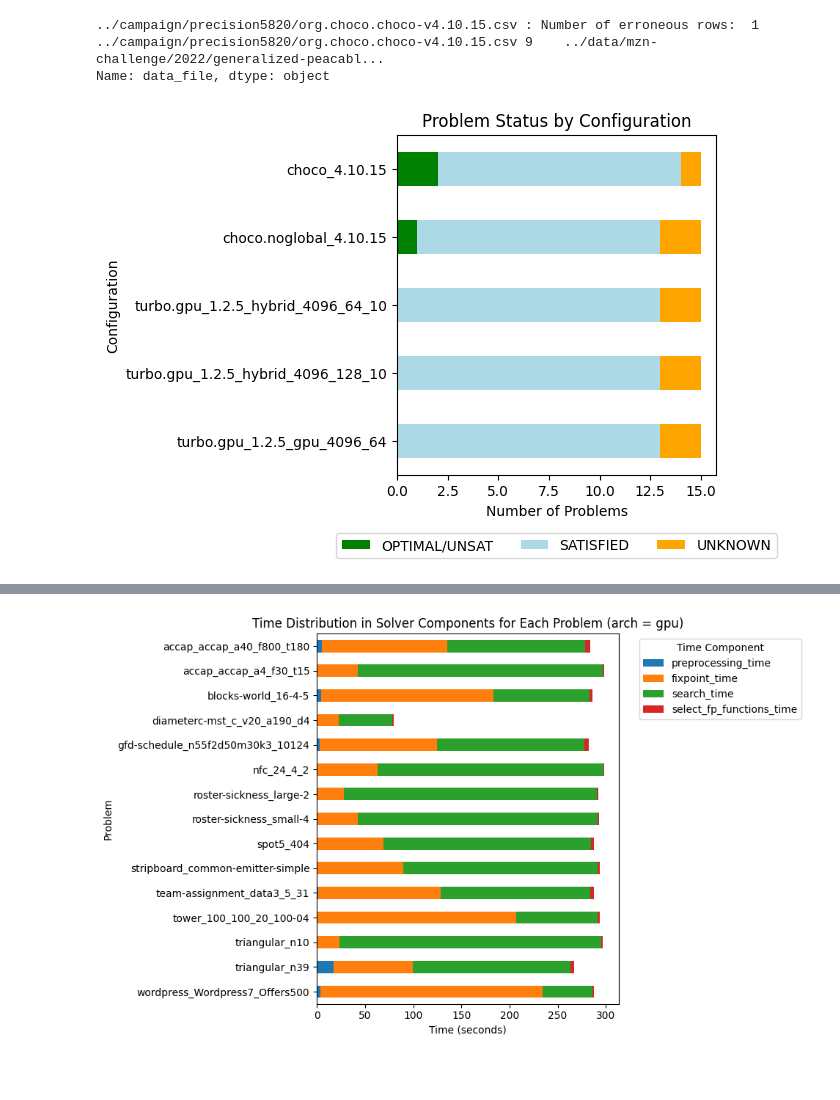
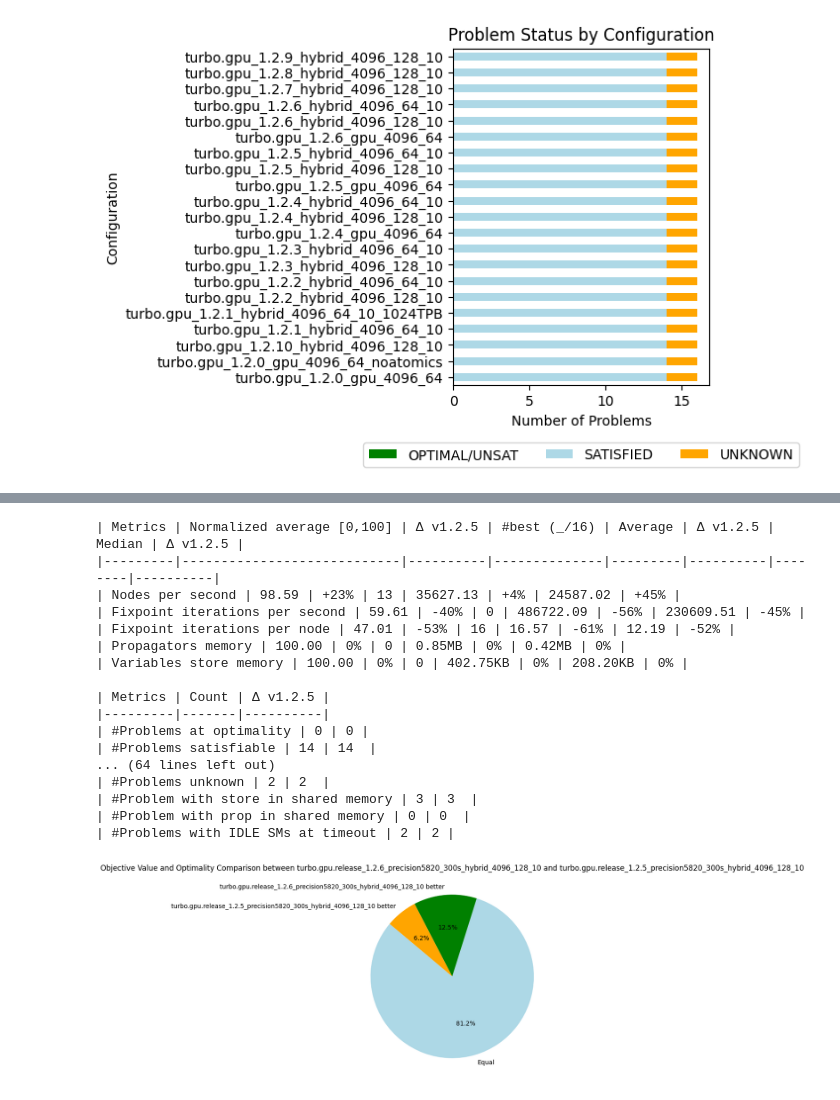
Before and after one commit to lattice-land/bench, a Jupyter notebook: benchmarks/analyzing/analysis.ipynb, the cells around one changed output, grey strips where cells are left out. Saved outputs shown, nothing was run; the diff lists cells and outputs as text; code cells hidden in the pictures; blank space fills up the shorter version.

```diff
--- a/benchmarks/analyzing/analysis.ipynb
+++ b/benchmarks/analyzing/analysis.ipynb
@@ -13,20 +13,24 @@ df = analysis.read_experiments([
   # "../campaign/precision5820/com.google.ortools.sat.noglobal-v9.9.csv",
   # "../campaign/precision5820/com.google.ortools.sat-v9.9-par.csv",
   # "../campaign/precision5820/org.choco.choco-v4.10.15-java11.csv",
-  "../campaign/precision5820/org.choco.choco.noglobal-v4.10.15.csv",
   # "../campaign/precision5820/org.choco.choco-v4.10.15-par-java11.csv",
-  "../campaign/precision5820/org.choco.choco-v4.10.15.csv",
+  # "../campaign/precision5820/org.choco.choco-v4.10.15.csv",
   # "../campaign/precision5820/org.choco.choco-v4.10.15-par.csv",
   # "../campaign/precision5820/turbo.gpu.release-v1.1.7-A5000.csv",
   # "../campaign/precision5820/turbo.cpu.release-v1.2.0.csv",
-  # "../campaign/precision5820/turbo.gpu.release-v1.2.0.csv",
-  # "../campaign/precision5820/turbo.gpu.release-v1.2.1.csv",
-  # "../campaign/precision5820/turbo.gpu.release-v1.2.2.csv",
-  # "../campaign/precision5820/turbo.gpu.release-v1.2.3.csv",
+  "../campaign/precision5820/turbo.gpu.release-v1.2.0.csv",
+  "../campaign/precision5820/turbo.gpu.release-v1.2.1.csv",
+  "../campaign/precision5820/turbo.gpu.release-v1.2.2.csv",
+  "../campaign/precision5820/turbo.gpu.release-v1.2.3.csv",
   # "../campaign/helios/turbo.gpu.release-v1.2.2.csv",
   # "../campaign/helios/turbo.gpu.release-v1.2.3.csv",
-  # "../campaign/precision5820/turbo.gpu.release-v1.2.4.csv",
-  "../campaign/precision5820/turbo.gpu.release-v1.2.5.csv"
+  "../campaign/precision5820/turbo.gpu.release-v1.2.4.csv",
+  "../campaign/precision5820/turbo.gpu.release-v1.2.5.csv",
+  "../campaign/precision5820/turbo.gpu.release-v1.2.6.csv",
+  "../campaign/precision5820/turbo.gpu.release-v1.2.7.csv",
+  "../campaign/precision5820/turbo.gpu.release-v1.2.8.csv",
+  "../campaign/precision5820/turbo.gpu.release-v1.2.9.csv",
+  "../campaign/precision5820/turbo.gpu.release-v1.2.10.csv"
   # "../campaign/precision5820/turbo.gpu.release-v1.2.5.csv",
   # "../campaign/iris/turbo.gpu.release-v1.2.4.csv"
   # "../campaign/precision5820/turbo.cpu.release-v1.2.4.csv"
@@ -41,43 +45,42 @@ df = df[df['uid'] != "turbo.gpu.release_1.2.0_precision5820_300s_gpu_4096_64_glo
 
 df = analysis.intersect(df)
 
 # analysis.show_problem_table(df[df['uid'] == "turbo.gpu.release_1.2.4_precision5820_300s_hybrid_4096_128"])
 
 analysis.plot_overall_result(df)
 # display(HTML(analysis.metrics_table(df[df['mzn_solver'].str.startswith("turbo")]).to_html()))
 metrics = analysis.metrics_table(df)
 display(HTML(metrics.to_html()))
 # sorted_metrics = metrics.sort_values(by=['problem_optimal', 'problem_sat', 'avg_nodes_per_second', 'version'], ascending=[False, False, False, True])
 # print(sorted_metrics[['short_uid','avg_nodes_per_second','problem_optimal', 'problem_sat', 'problem_unknown']].to_markdown(index=False))
 
 # analysis.plot_time_distribution("hybrid128", df[df['uid'] == "turbo.gpu.release_1.2.4_precision5820_300s_hybrid_4096_128"])
 # analysis.plot_time_distribution("gpu80", df[df['uid'] == "turbo.gpu.release_1.2.4_iris_300s_gpu_4096_80"])
 # analysis.plot_time_distribution("hybrid80-14", df[df['uid'] == "turbo.gpu.release_1.2.4_iris_300s_hybrid_4096_80_14"])
 # analysis.plot_time_distribution("hybrid80-28", df[df['uid'] == "turbo.gpu.release_1.2.4_iris_300s_hybrid_4096_80_28"])
 # analysis.plot_time_distribution("hybrid160-14", df[df['uid'] == "turbo.gpu.release_1.2.4_iris_300s_hybrid_4096_160_14"])
 # analysis.plot_time_distribution("hybrid160-28", df[df['uid'] == "turbo.gpu.release_1.2.4_iris_300s_hybrid_4096_160_28"])
-analysis.plot_time_distribution("gpu", df[df['uid'] == "turbo.gpu.release_1.2.5_precision5820_300s_gpu_4096_64"])
-analysis.plot_time_distribution("hybrid64", df[df['uid'] == "turbo.gpu.release_1.2.5_precision5820_300s_hybrid_4096_64_10"])
-analysis.plot_time_distribution("hybrid128", df[df['uid'] == "turbo.gpu.release_1.2.5_precision5820_300s_hybrid_4096_128_10"])
+# analysis.plot_time_distribution("gpu", df[df['uid'] == "turbo.gpu.release_1.2.5_precision5820_300s_gpu_4096_64"])
 # analysis.plot_time_distribution("hybrid64", df[df['uid'] == "turbo.gpu.release_1.2.5_precision5820_300s_hybrid_4096_64_10"])
+# analysis.plot_time_distribution("hybrid128", df[df['uid'] == "turbo.gpu.release_1.2.5_precision5820_300s_hybrid_4096_128_10"])
+# analysis.plot_time_distribution("hybrid128", df[df['uid'] == "turbo.gpu.release_1.2.4_precision5820_300s_hybrid_4096_128_10"])
 
-# analysis.comparison_table_md(df, "turbo.gpu.release_1.2.4_precision5820_300s_hybrid_4096_128_10", "turbo.gpu.release_1.2.5_precision5820_300s_hybrid_4096_128_10")
+analysis.comparison_table_md(df, "turbo.gpu.release_1.2.5_precision5820_300s_hybrid_4096_128_10", "turbo.gpu.release_1.2.6_precision5820_300s_hybrid_4096_128_10")
+analysis.comparison_table_md(df, "turbo.gpu.release_1.2.5_precision5820_300s_hybrid_4096_128_10", "turbo.gpu.release_1.2.7_precision5820_300s_hybrid_4096_128_10")
+analysis.comparison_table_md(df, "turbo.gpu.release_1.2.5_precision5820_300s_hybrid_4096_128_10", "turbo.gpu.release_1.2.8_precision5820_300s_hybrid_4096_128_10")
+analysis.comparison_table_md(df, "turbo.gpu.release_1.2.5_precision5820_300s_hybrid_4096_128_10", "turbo.gpu.release_1.2.9_precision5820_300s_hybrid_4096_128_10")
+analysis.comparison_table_md(df, "turbo.gpu.release_1.2.5_precision5820_300s_hybrid_4096_128_10", "turbo.gpu.release_1.2.10_precision5820_300s_hybrid_4096_128_10")
 
 # print(analysis.list_problem_where_leq(df, "nodes", "turbo.gpu.release_1.2.0_precision5820_300s_4096_64_256", "turbo.gpu.release_1.2.1_precision5820_300s_4096_64_1024"))
 
 # p = analysis.compare_solvers_pie_chart(df, "turbo.gpu.release_1.2.0_precision5820_300s_4096_64_256", "turbo.gpu.release_1.2.2_precision5820_300s_4096_64_256")
 # print(p[p['Comparison'] == 'turbo.gpu.release_1.1.7_precision5820_300s_4096_64_256 better'])
 
-# _ = analysis.compare_solvers_pie_chart(df, "turbo.gpu.release_1.2.4_precision5820_300s_hybrid_4096_64_10", "turbo.gpu.release_1.2.5_precision5820_300s_hybrid_4096_64_10")
-_ = analysis.compare_solvers_pie_chart(df, "turbo.gpu.release_1.2.5_precision5820_300s_hybrid_4096_128_10", "org.choco.choco.noglobal_4.10.15_precision5820_300s")
-_ = analysis.compare_solvers_pie_chart(df, "turbo.gpu.release_1.2.5_precision5820_300s_hybrid_4096_128_10", "org.choco.choco_4.10.15_precision5820_300s")
-
+p = analysis.compare_solvers_pie_chart(df, "turbo.gpu.release_1.2.6_precision5820_300s_hybrid_4096_128_10", "turbo.gpu.release_1.2.5_precision5820_300s_hybrid_4096_128_10")
+print(p[p['Comparison'] == 'turbo.gpu.release_1.2.5_precision5820_300s_hybrid_4096_128_10 better'])
 
 # df[(df['uid'] == "turbo.gpu.release_1.2.0_precision5820_300s_4096_64_256") & (df['memory_configuration'] != "global") & (df['eps_num_subproblems'] == 4096)]
 # df[(df['mzn_solver'] == "turbo.gpu.release") & (df['problem'] == "nfc") & (df['eps_num_subproblems'] == 4096)]
 # %% [output]
-../campaign/precision5820/org.choco.choco-v4.10.15.csv : Number of erroneous rows:  1
-../campaign/precision5820/org.choco.choco-v4.10.15.csv 9    ../data/mzn-challenge/2022/generalized-peacabl...
-Name: data_file, dtype: object
-[figure, old version]
+[figure, new version]
 |  | uid | version | machine | short_uid | avg_nodes_per_second | median_nodes_per_second | ... |
@@ -89 +103,18 @@ Name: data_file, dtype: object
+| Metrics | Normalized average [0,100] | Δ v1.2.5 | #best (_/16) | Average | Δ v1.2.5 | Median | Δ v1.2.5 |
+|---------|----------------------------|----------|--------------|---------|----------|--------|----------|
+| Nodes per second | 98.59 | +23% | 13 | 35627.13 | +4% | 24587.02 | +45% |
+| Fixpoint iterations per second | 59.61 | -40% | 0 | 486722.09 | -56% | 230609.51 | -45% |
+| Fixpoint iterations per node | 47.01 | -53% | 16 | 16.57 | -61% | 12.19 | -52% |
+| Propagators memory | 100.00 | 0% | 0 | 0.85MB | 0% | 0.42MB | 0% |
+| Variables store memory | 100.00 | 0% | 0 | 402.75KB | 0% | 208.20KB | 0% |
+
+| Metrics | Count | Δ v1.2.5 |
+|---------|-------|----------|
+| #Problems at optimality | 0 | 0 |
+| #Problems satisfiable | 14 | 14  |
+... (64 lines left out)
+| #Problems unknown | 2 | 2  |
+| #Problem with store in shared memory | 3 | 3  |
+| #Problem with prop in shared memory | 0 | 0  |
+| #Problems with IDLE SMs at timeout | 2 | 2 |
-[figure, old version]
+[figure, new version]
```
Also changed, not shown: parts of 1 cell of this notebook, 1 other file.
